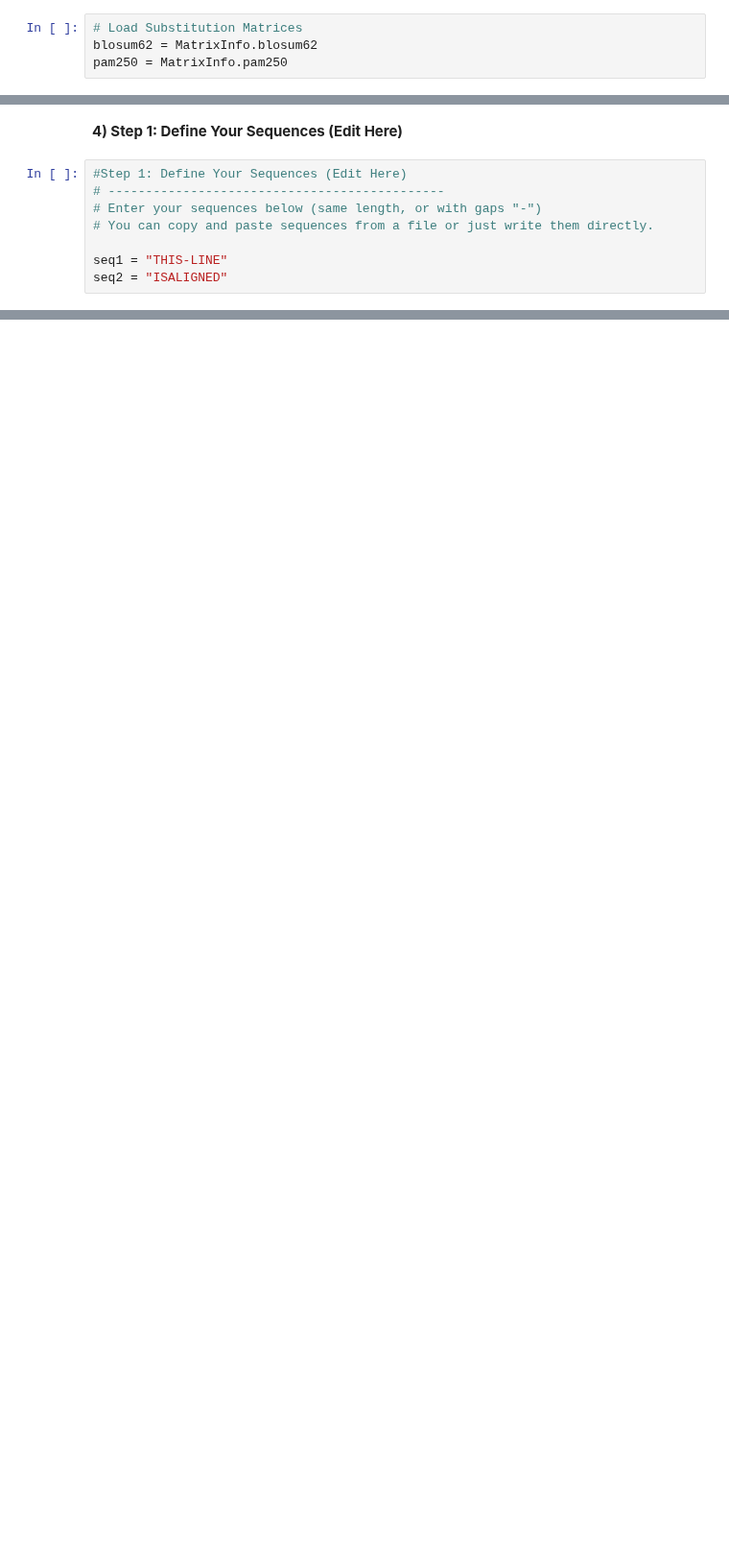
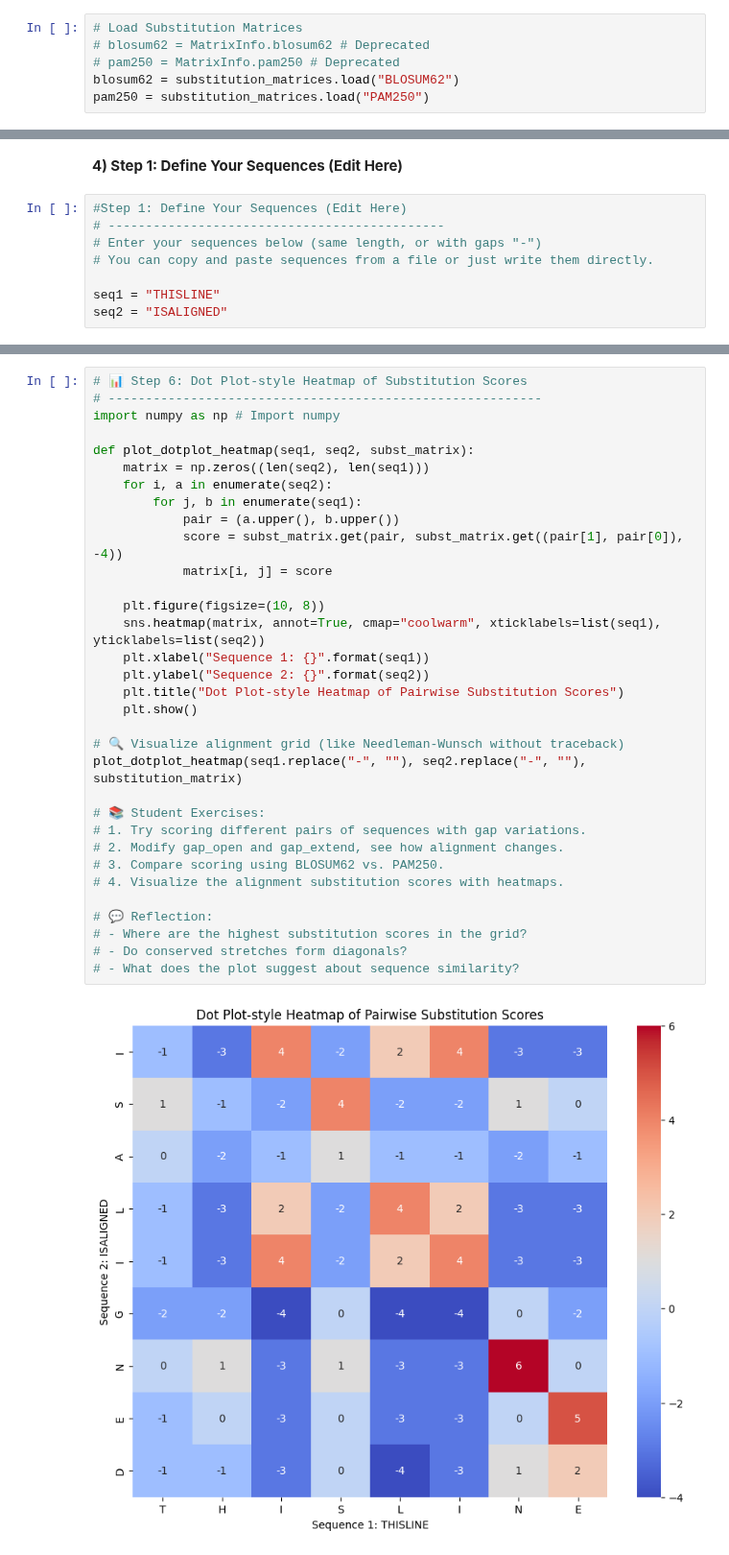
Before and after one commit to RobBurnap/Bioinformatics-MICR4203-MICR5203, a Jupyter notebook: notebooks/Pairwise-Alignment_v1.ipynb, the cells around one changed output, grey strips where cells are left out. Shown at 96% size. Saved outputs shown, nothing was run; the diff lists cells and outputs as text; blank space fills up the shorter version.

```diff
--- a/notebooks/Pairwise-Alignment_v1.ipynb
+++ b/notebooks/Pairwise-Alignment_v1.ipynb
@@ -87,5 +87,7 @@ import seaborn as sns
 **3. Load Substitution Matrices**
 # %%
 # Load Substitution Matrices
-blosum62 = MatrixInfo.blosum62
-pam250 = MatrixInfo.pam250
+# blosum62 = MatrixInfo.blosum62 # Deprecated
+# pam250 = MatrixInfo.pam250 # Deprecated
+blosum62 = substitution_matrices.load("BLOSUM62")
+pam250 = substitution_matrices.load("PAM250")
@@ -104,5 +99,5 @@ OUTPUT_DIR contents: ['seq_lengths.csv', 'length_hist.png']
 # Enter your sequences below (same length, or with gaps "-")
 # You can copy and paste sequences from a file or just write them directly.
 
-seq1 = "THIS-LINE"
+seq1 = "THISLINE"
 seq2 = "ISALIGNED"
@@ -177,0 +162,35 @@ plot_score_heatmap(seqlist, substitution_matrix)
+# %%
+# 📊 Step 6: Dot Plot-style Heatmap of Substitution Scores
+# ----------------------------------------------------------
+import numpy as np # Import numpy
+
+def plot_dotplot_heatmap(seq1, seq2, subst_matrix):
+    matrix = np.zeros((len(seq2), len(seq1)))
+    for i, a in enumerate(seq2):
+        for j, b in enumerate(seq1):
+            pair = (a.upper(), b.upper())
+            score = subst_matrix.get(pair, subst_matrix.get((pair[1], pair[0]), -4))
+            matrix[i, j] = score
+
+    plt.figure(figsize=(10, 8))
+    sns.heatmap(matrix, annot=True, cmap="coolwarm", xticklabels=list(seq1), yticklabels=list(seq2))
+    plt.xlabel("Sequence 1: {}".format(seq1))
+    plt.ylabel("Sequence 2: {}".format(seq2))
+    plt.title("Dot Plot-style Heatmap of Pairwise Substitution Scores")
+    plt.show()
+
+# 🔍 Visualize alignment grid (like Needleman-Wunsch without traceback)
+plot_dotplot_heatmap(seq1.replace("-", ""), seq2.replace("-", ""), substitution_matrix)
+
+# 📚 Student Exercises:
+# 1. Try scoring different pairs of sequences with gap variations.
+# 2. Modify gap_open and gap_extend, see how alignment changes.
+# 3. Compare scoring using BLOSUM62 vs. PAM250.
+# 4. Visualize the alignment substitution scores with heatmaps.
+
+# 💬 Reflection:
+# - Where are the highest substitution scores in the grid?
+# - Do conserved stretches form diagonals?
+# - What does the plot suggest about sequence similarity?
+# %% [output]
+[figure, added]
```
Also changed, not shown: parts of 8 cells of this notebook.
